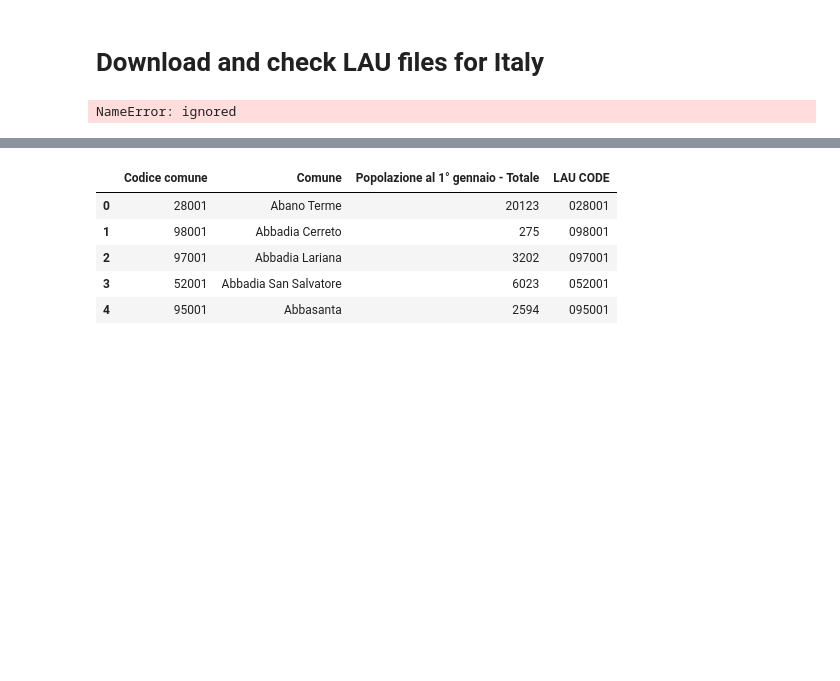
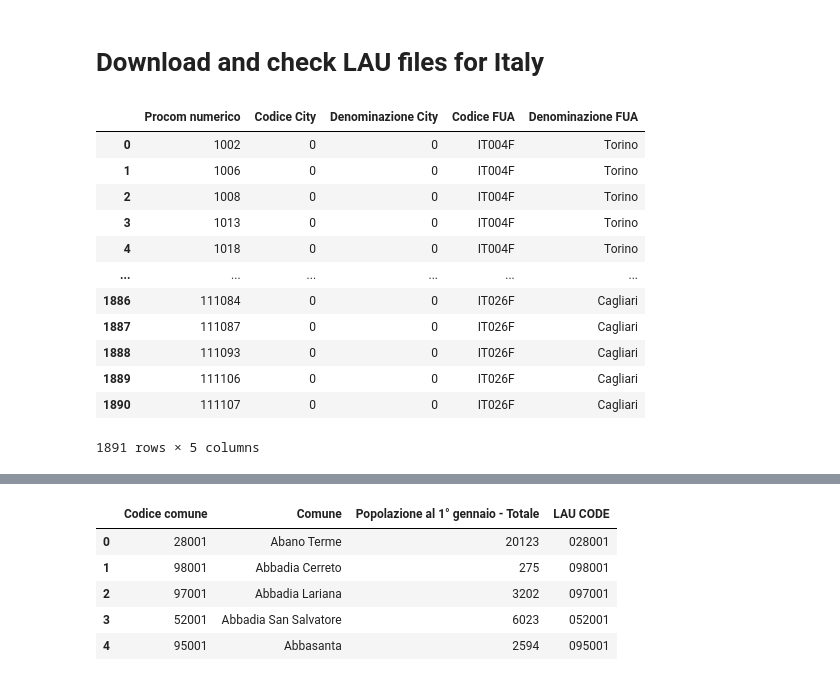
Before and after one commit to cimbelli/LAU, a Jupyter notebook: IT.ipynb, the cells around one changed output, grey strips where cells are left out. Cells and saved outputs as stored; diff of their text form; code cells hidden in the pictures; blank space fills up the shorter version.

```diff
--- a/IT.ipynb
+++ b/IT.ipynb
@@ -53,7 +53,7 @@ def openfile(filename, cols):
 from google.colab import drive
 drive.mount('/content/drive')
 # %%
-### FILES URL
+### FILES URL and NAMES
 
 nomenclature_zipfile = 'https://www.istat.it/storage/codici-unita-amministrative/Archivio-elenco-comuni-codici-e-denominazioni_Anni_2022-2023.zip'
 nomenclature_cond = '31_12_' + str(year) + '.xls'
@@ -81,7 +81,7 @@ classifications_cols = [classifications_code,classifications_name,classification
 
 cityfua_file = 'https://www.istat.it/it/files//2019/11/Elenco-city-e-composizione-FUA-31-12-2020.xlsx'
 cityfua_cond = cityfua_file[-9:]
-cityfua_code = 'Procom alfanumerico'
+cityfua_code = 'Procom numerico'
 cityfua_citycode = 'Codice City'
 cityfua_cityname = 'Denominazione City'
 cityfua_fuacode = 'Codice FUA'
@@ -106,8 +106,9 @@ columns={nomenclature_nuts3: "NUTS 3 CODE",
          cityfua_fuacode: "FUA_ID",
          cityfua_fuaname: "FUA_NAME"
          }
+
+country ='IT'
+outname = 'NUTS_LAU_A_IT_' + str(year) + '_0000_V0001.xlsx'
-# %% [output]
-NameError: ignored
 # %%
 ### FILES DOWNLOAD and RENAME
 
@@ -126,3 +127,19 @@ cityfua = openfile(cityfua_file, cityfua_cols)
 population[lau_code] = population[population_code]
 population[population_code] = pd.to_numeric(population[population_code])
 population[population_1stJan] = population[population_1stJan].astype(int)
+# %%
+cityfua
+# %% [output]
+|  | Procom numerico | Codice City | Denominazione City | Codice FUA | Denominazione FUA |
+| 0 | 1002 | 0 | 0 | IT004F | Torino |
+| 1 | 1006 | 0 | 0 | IT004F | Torino |
+| 2 | 1008 | 0 | 0 | IT004F | Torino |
+| 3 | 1013 | 0 | 0 | IT004F | Torino |
+| 4 | 1018 | 0 | 0 | IT004F | Torino |
+| ... | ... | ... | ... | ... | ... |
+| 1886 | 111084 | 0 | 0 | IT026F | Cagliari |
+| 1887 | 111087 | 0 | 0 | IT026F | Cagliari |
+| 1888 | 111093 | 0 | 0 | IT026F | Cagliari |
+| 1889 | 111106 | 0 | 0 | IT026F | Cagliari |
+| 1890 | 111107 | 0 | 0 | IT026F | Cagliari |
+1891 rows × 5 columns
```
Also changed, not shown: parts of 2 cells of this notebook.
